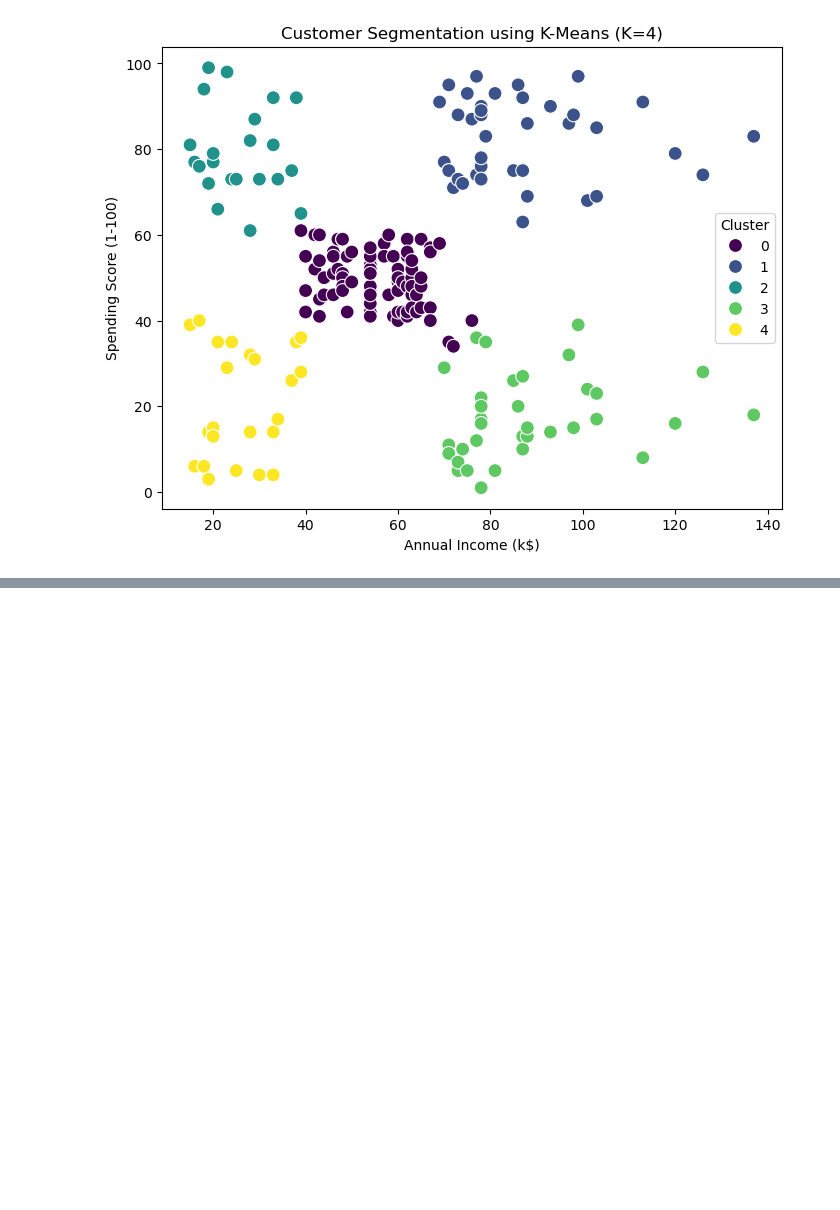
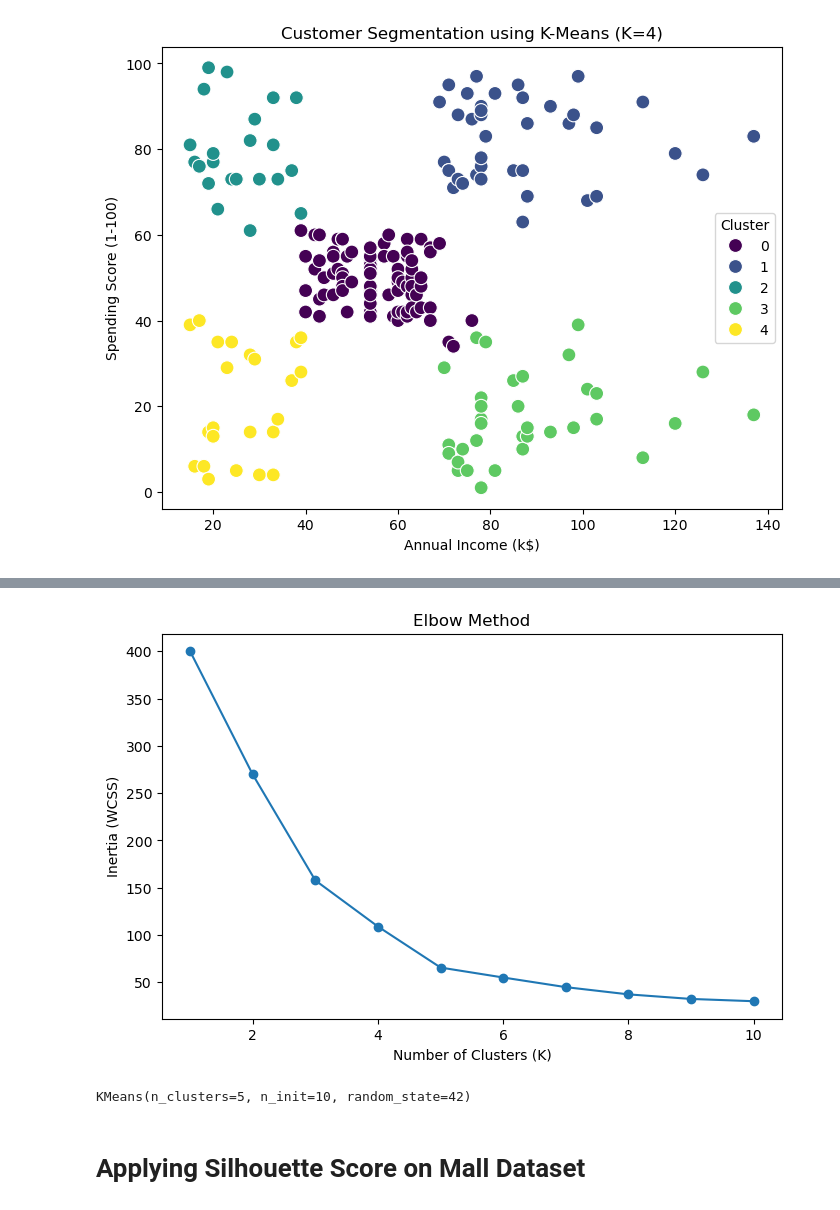
Before and after one commit to MahebobeFayyaz/8.-Clustering-ML, a Jupyter notebook: Clustering.ipynb, the cells around one changed output, grey strips where cells are left out. Drawn from its saved outputs; the diff is of its cells as text; code cells hidden in the pictures; blank space fills up the shorter version.

```diff
--- a/Clustering.ipynb
+++ b/Clustering.ipynb
@@ -114,0 +162,16 @@ plt.show()
+# %%
+from sklearn.cluster import KMeans
+
+inertia = []
+
+for k in range(1, 11):
+
+    kmeans = KMeans(
+        n_clusters=k,
+        random_state=42,
+        n_init=10
+    )
+
+    kmeans.fit(X_scaled)
+
+    inertia.append(kmeans.inertia_)
@@ -114,0 +192,30 @@ plt.show()
+# %%
+import matplotlib.pyplot as plt
+
+plt.figure(figsize=(8,5))
+
+plt.plot(
+    range(1,11),
+    inertia,
+    marker="o"
+)
+
+plt.xlabel("Number of Clusters (K)")
+plt.ylabel("Inertia (WCSS)")
+
+plt.title("Elbow Method")
+
+plt.show()
+# %% [output]
+[figure, added]
+# %%
+kmeans = KMeans(
+    n_clusters=5,
+    random_state=42,h
+    n_init=10
+)
+kmeans.fit(X_scaled)
+# %% [output]
+KMeans(n_clusters=5, n_init=10, random_state=42)
+# %% [markdown]
+# Applying Silhouette Score on Mall Dataset
```
Also changed, not shown: parts of 8 cells of this notebook.
